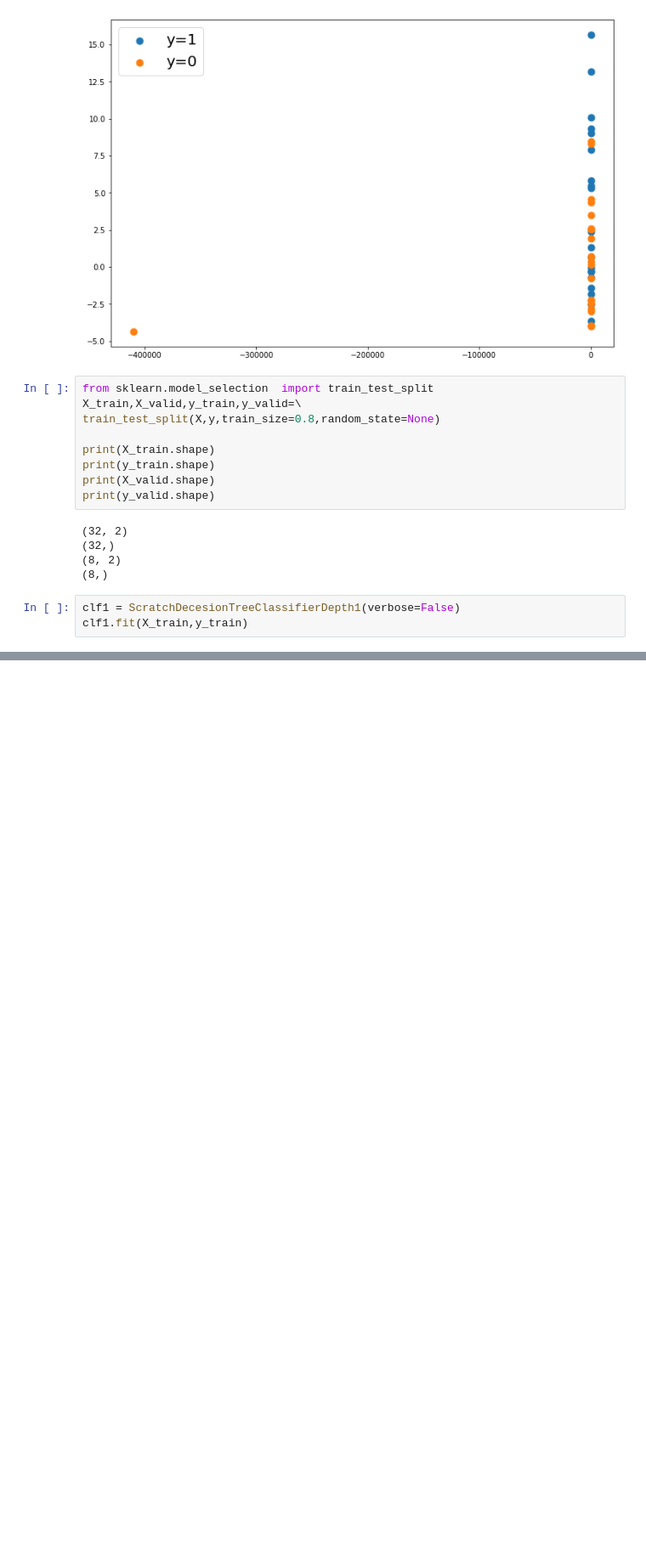
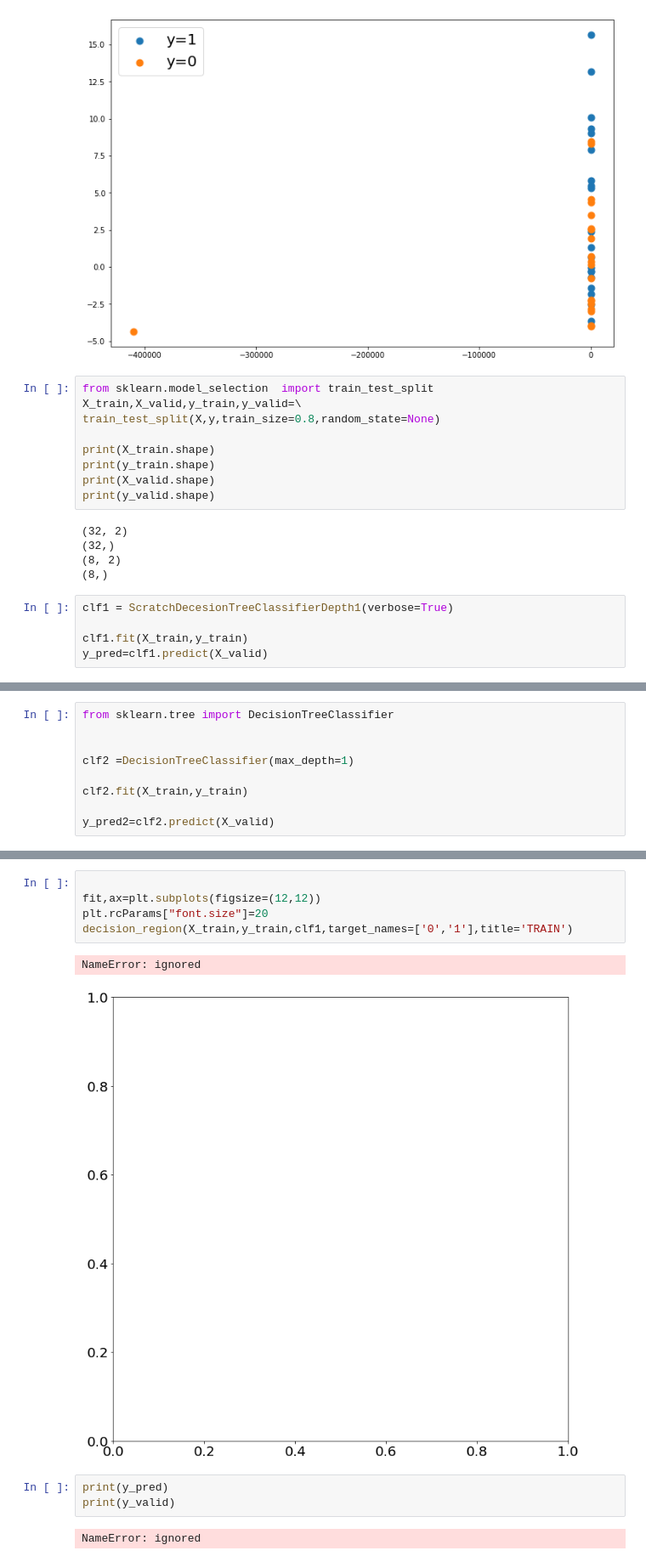
Before and after one commit to sefahw/AI-first-asignment, a Jupyter notebook: decision_tree.ipynb, the cells around one changed output, grey strips where cells are left out. Shown: that part at 85% size. Drawn from its saved outputs; the diff is of its cells as text; blank space fills up the shorter version.

```diff
--- a/decision_tree.ipynb
+++ b/decision_tree.ipynb
@@ -166,6 +205,8 @@ print(y_valid.shape)
 (8, 2)
 (8,)
 # %%
-clf1 = ScratchDecesionTreeClassifierDepth1(verbose=False)
+clf1 = ScratchDecesionTreeClassifierDepth1(verbose=True)
+
 clf1.fit(X_train,y_train)
+y_pred=clf1.predict(X_valid)
 # %% [output]
@@ -173 +220,10 @@ TypeError: ignored
+# %%
+from sklearn.tree import DecisionTreeClassifier
+
+
+clf2 =DecisionTreeClassifier(max_depth=1)
+
+clf2.fit(X_train,y_train)
+
+y_pred2=clf2.predict(X_valid)
 # %%
@@ -192,0 +262,13 @@ print('f1',f1)
+# %%
+
+fit,ax=plt.subplots(figsize=(12,12))
+plt.rcParams["font.size"]=20
+decision_region(X_train,y_train,clf1,target_names=['0','1'],title='TRAIN')
+# %% [output]
+NameError: ignored
+[figure, added]
+# %%
+print(y_pred)
+print(y_valid)
+# %% [output]
+NameError: ignored
```
Also changed, not shown: parts of 13 cells of this notebook.
